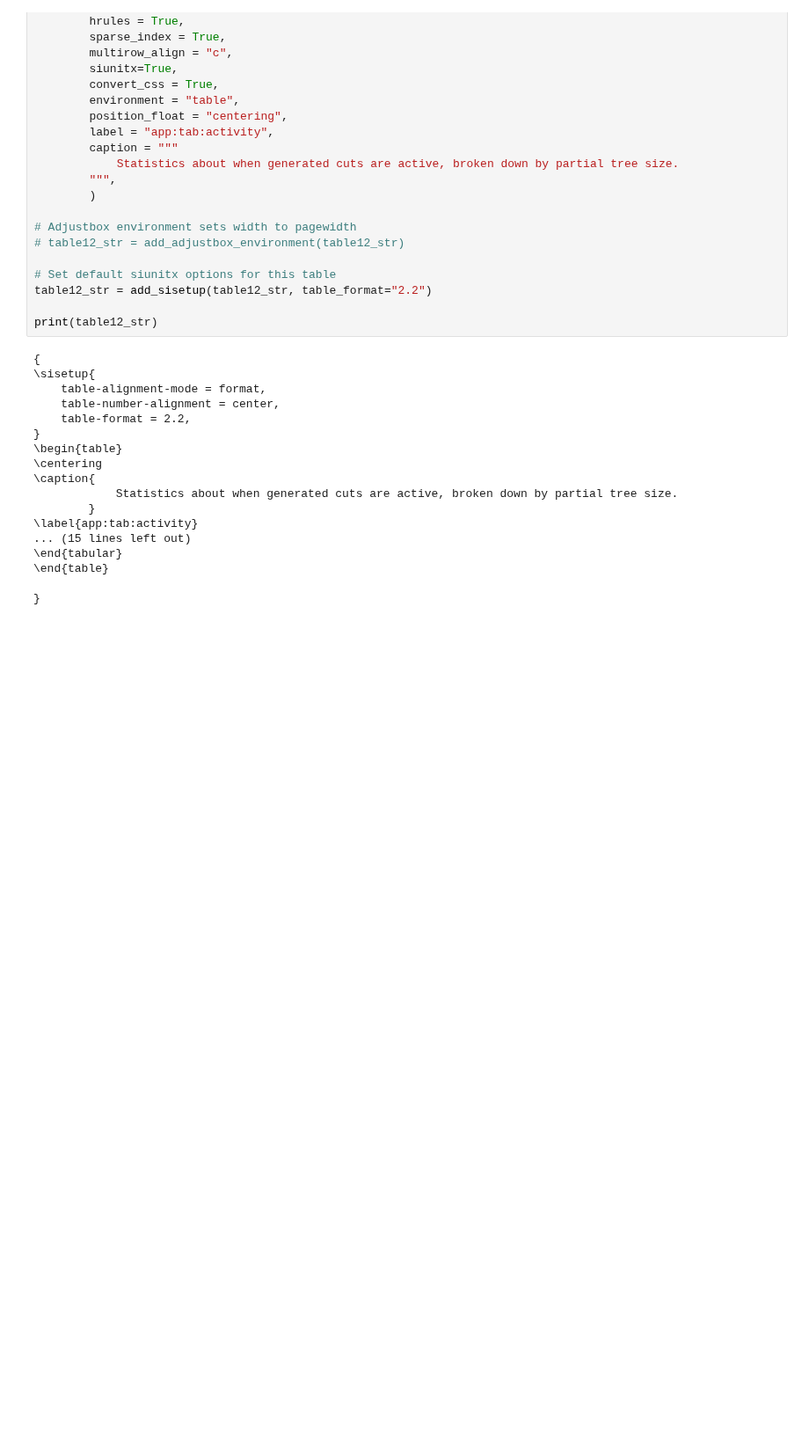
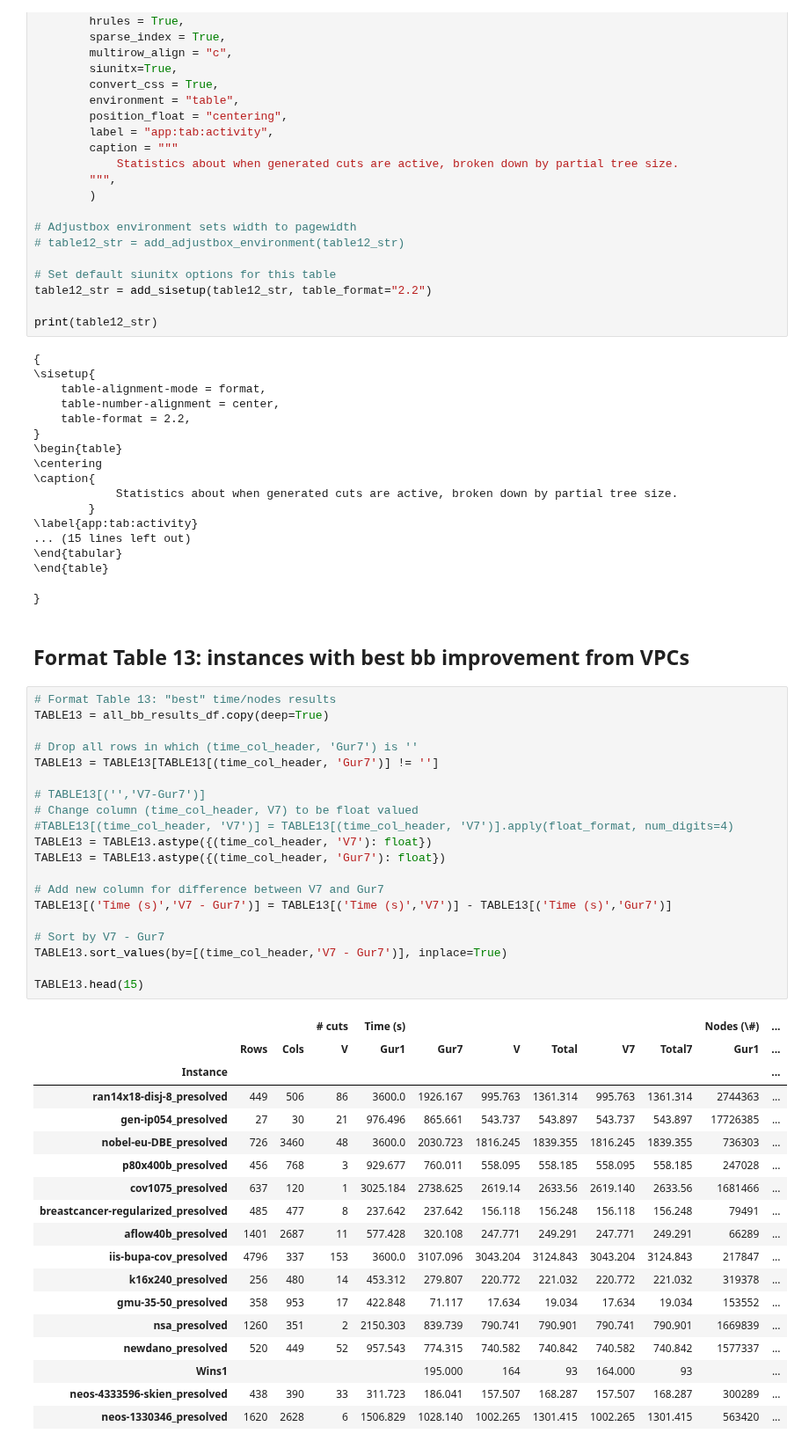
Before and after one commit to akazachk/vpc, a Jupyter notebook: plots/plots.ipynb, the cells around one changed output. Shown at 88% size. Cells and saved outputs as stored; diff of their text form; blank space fills up the shorter version.

Commit message:
Added listing of top-improving b&b instances to plots.ipynb

```diff
--- a/plots/plots.ipynb
+++ b/plots/plots.ipynb
@@ -4352,3 +4308,44 @@ print(table12_str)
 \end{table}
 
 }
+# %% [markdown]
+## Format Table 13: instances with best bb improvement from VPCs
+# %%
+# Format Table 13: "best" time/nodes results
+TABLE13 = all_bb_results_df.copy(deep=True)
+
+# Drop all rows in which (time_col_header, 'Gur7') is ''
+TABLE13 = TABLE13[TABLE13[(time_col_header, 'Gur7')] != '']
+
+# TABLE13[('','V7-Gur7')]
+# Change column (time_col_header, V7) to be float valued
+#TABLE13[(time_col_header, 'V7')] = TABLE13[(time_col_header, 'V7')].apply(float_format, num_digits=4)
+TABLE13 = TABLE13.astype({(time_col_header, 'V7'): float})
+TABLE13 = TABLE13.astype({(time_col_header, 'Gur7'): float})
+
+# Add new column for difference between V7 and Gur7
+TABLE13[('Time (s)','V7 - Gur7')] = TABLE13[('Time (s)','V7')] - TABLE13[('Time (s)','Gur7')]
+
+# Sort by V7 - Gur7
+TABLE13.sort_values(by=[(time_col_header,'V7 - Gur7')], inplace=True)
+
+TABLE13.head(15)
+# %% [output]
+|  |  |  | # cuts | Time (s) |  |  |  |  |  | Nodes (\#) | ... |
+|  | Rows | Cols | V | Gur1 | Gur7 | V | Total | V7 | Total7 | Gur1 | ... |
+| Instance |  |  |  |  |  |  |  |  |  |  | ... |
+| ran14x18-disj-8_presolved | 449 | 506 | 86 | 3600.0 | 1926.167 | 995.763 | 1361.314 | 995.763 | 1361.314 | 2744363 | ... |
+| gen-ip054_presolved | 27 | 30 | 21 | 976.496 | 865.661 | 543.737 | 543.897 | 543.737 | 543.897 | 17726385 | ... |
+| nobel-eu-DBE_presolved | 726 | 3460 | 48 | 3600.0 | 2030.723 | 1816.245 | 1839.355 | 1816.245 | 1839.355 | 736303 | ... |
+| p80x400b_presolved | 456 | 768 | 3 | 929.677 | 760.011 | 558.095 | 558.185 | 558.095 | 558.185 | 247028 | ... |
+| cov1075_presolved | 637 | 120 | 1 | 3025.184 | 2738.625 | 2619.14 | 2633.56 | 2619.140 | 2633.56 | 1681466 | ... |
+| breastcancer-regularized_presolved | 485 | 477 | 8 | 237.642 | 237.642 | 156.118 | 156.248 | 156.118 | 156.248 | 79491 | ... |
+| aflow40b_presolved | 1401 | 2687 | 11 | 577.428 | 320.108 | 247.771 | 249.291 | 247.771 | 249.291 | 66289 | ... |
+| iis-bupa-cov_presolved | 4796 | 337 | 153 | 3600.0 | 3107.096 | 3043.204 | 3124.843 | 3043.204 | 3124.843 | 217847 | ... |
+| k16x240_presolved | 256 | 480 | 14 | 453.312 | 279.807 | 220.772 | 221.032 | 220.772 | 221.032 | 319378 | ... |
+| gmu-35-50_presolved | 358 | 953 | 17 | 422.848 | 71.117 | 17.634 | 19.034 | 17.634 | 19.034 | 153552 | ... |
+| nsa_presolved | 1260 | 351 | 2 | 2150.303 | 839.739 | 790.741 | 790.901 | 790.741 | 790.901 | 1669839 | ... |
+| newdano_presolved | 520 | 449 | 52 | 957.543 | 774.315 | 740.582 | 740.842 | 740.582 | 740.842 | 1577337 | ... |
+| Wins1 |  |  |  |  | 195.000 | 164 | 93 | 164.000 | 93 |  | ... |
+| neos-4333596-skien_presolved | 438 | 390 | 33 | 311.723 | 186.041 | 157.507 | 168.287 | 157.507 | 168.287 | 300289 | ... |
+| neos-1330346_presolved | 1620 | 2628 | 6 | 1506.829 | 1028.140 | 1002.265 | 1301.415 | 1002.265 | 1301.415 | 563420 | ... |
```
Also changed, not shown: parts of 11 cells of this notebook.
